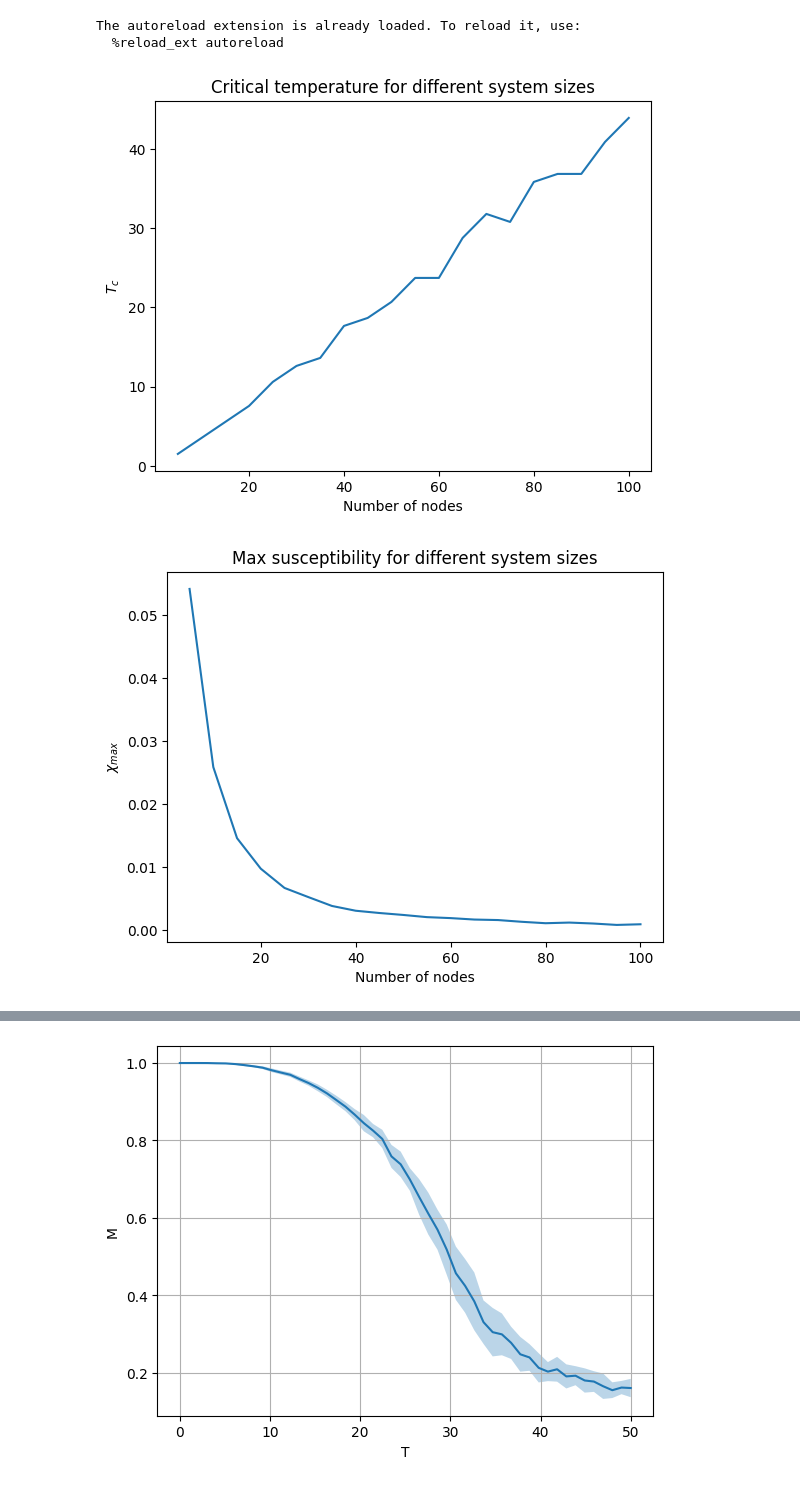
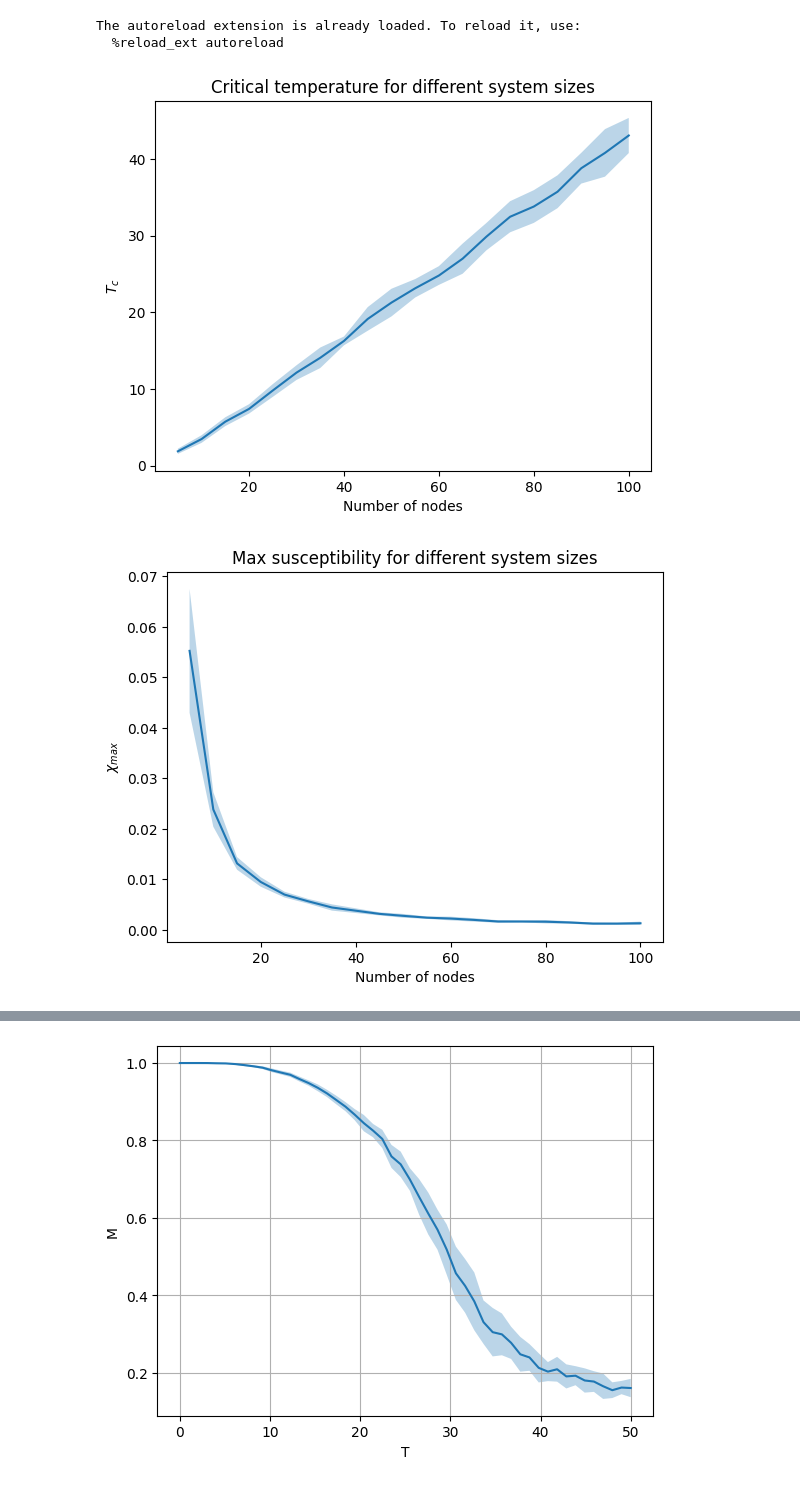
Before and after one commit to mylenevdmaas/CSS2023, a Jupyter notebook: Lotte/run_simulations_lotte.ipynb, the cells around one changed output, grey strips where cells are left out. Saved outputs shown, nothing was run; the diff lists cells and outputs as text; code cells hidden in the pictures.

```diff
--- a/Lotte/run_simulations_lotte.ipynb
+++ b/Lotte/run_simulations_lotte.ipynb
@@ -24,26 +18,53 @@ means_mag, stds_mag, means_sus, stds_sus = run_simulation(1, 5000, temperatures,
-# %%
-ns = [5, 10, 15, 20, 25, 30, 35, 40, 45, 50, 55, 60, 65, 70, 75, 80, 85, 90, 95, 100]
-tcs = []
-peaks = []
-for n in ns:
-    c_matrix = conn_matrix_basic(n)
-    means_mag, stds_mag, means_sus, stds_sus = run_simulation(10, 5000, temperatures, n, c_matrix)
-    idx = np.argmax(means_sus)
-    tcs.append(temperatures[idx])
-    peaks.append(means_sus[idx])
+# %%
+ns = [5, 10, 15, 20, 25, 30, 35, 40, 45, 50, 55, 60, 65, 70, 75, 80, 85, 90, 95, 100]
+tcs = np.zeros(len(ns))
+tcs_std = np.zeros(len(ns))
+peaks = np.zeros(len(ns))
+peaks_std = np.zeros(len(ns))
+n_iterations = 5000
+runs = 15
+temperatures = np.linspace(1, 100, 100)
+
+for i, n in enumerate(ns):
+    tc = np.zeros(runs)
+    peak = np.zeros(runs)
+    for j in range(0, runs):
+        sus = np.zeros(len(temperatures))
+        for k, T in enumerate(temperatures):
+            J = conn_matrix_basic(n)
+            spins = random_spins(n)
+            spins, avg_magnetisation, sus[k], spins_timeseries = metropolis(spins, n_iterations, T, J)
+        idx = np.argmax(sus)
+        tc[j] = temperatures[idx]
+        peak[j] = sus[idx]
+
+    tcs[i] = np.mean(tc)
+    tcs_std[i] = np.std(tc)
+    peaks[i] = np.mean(peak)
+    peaks_std[i] = np.std(peak)
 # %%
+lower_bound = np.subtract(tcs, tcs_std)
+upper_bound = np.add(tcs, tcs_std)
+
 plt.plot(ns, tcs)
+plt.fill_between(ns,lower_bound, upper_bound, alpha=0.3)
+
 plt.xlabel('Number of nodes')
 plt.ylabel(r'$T_c$')
 plt.title('Critical temperature for different system sizes')
 plt.savefig('critical_t_system_size.png')
 # %% [output]
-[figure, old version]
+[figure, new version]
 # %%
+lower_bound = np.subtract(peaks, peaks_std)
+upper_bound = np.add(peaks, peaks_std)
+
 plt.plot(ns, peaks)
+plt.fill_between(ns,lower_bound, upper_bound, alpha=0.3)
+
 plt.xlabel('Number of nodes')
 plt.ylabel(r'$\chi_{max}$')
 plt.title('Max susceptibility for different system sizes')
 plt.savefig('max_sus_system_size.png')
 # %% [output]
-[figure, old version]
+[figure, new version]
```
Also changed, not shown: parts of 38 cells of this notebook, 13 other files.
